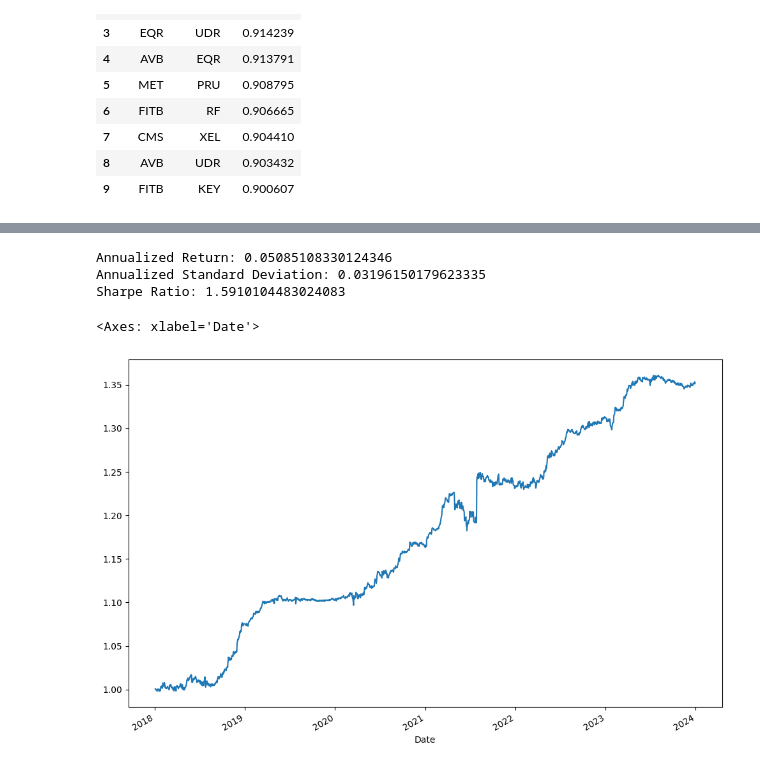
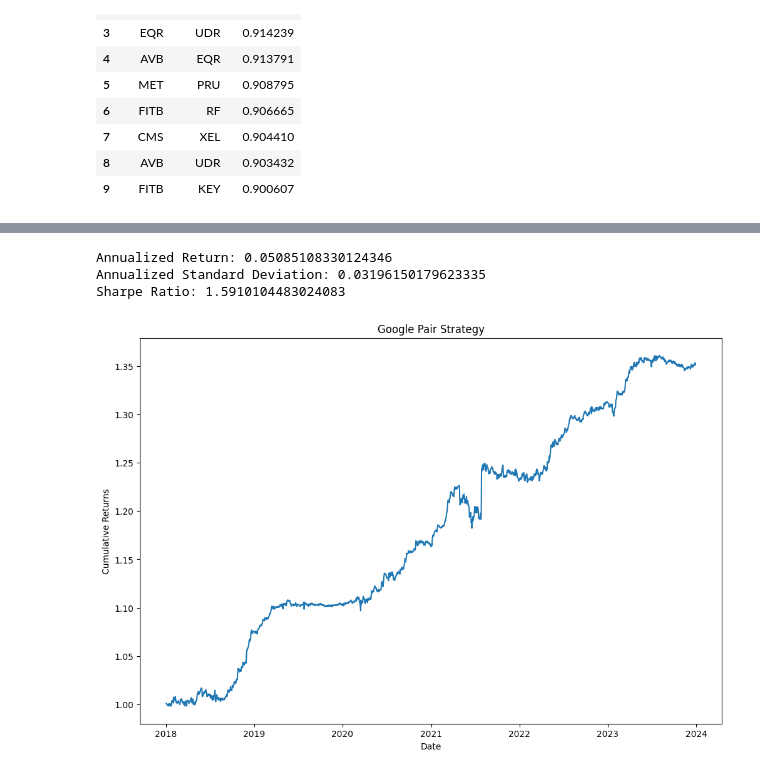
Before and after one commit to jbmitchell02/fin-eng-proj, a Jupyter notebook: pairs_strat.ipynb, the cells around one changed output, grey strips where cells are left out. Cells and saved outputs as stored; diff of their text form; code cells hidden in the pictures.

Commit message:
better formatting for successful pairs strat

```diff
--- a/pairs_strat.ipynb
+++ b/pairs_strat.ipynb
@@ -125,36 +119,40 @@ def pairs_backtest(prices1, prices2, lookback_days, buy_stds, sell_stds):
 
     # Calculate returns
     returns1 = prices1.pct_change().iloc[2*lookback_days:]
     returns2 = prices2.pct_change().iloc[2*lookback_days:]
     returns = returns1*positions1 + returns2*positions2
     cumulative_returns = (returns + 1).cumprod()
 
     # Prepare performance dataframe
     ticker1, ticker2 = prices1.name, prices2.name
     performance = {
         'Cumulative Returns': cumulative_returns,
         'Daily Returns': returns,
         ticker1+' Positions': positions1,
         ticker2+' Positions': positions2,
         'Spreads': spreads[lookback_days:],
         'Hedge Ratios': hedge_ratios[lookback_days:]
     }
     performance = pd.DataFrame(performance)
     return performance
 
 google_strat = pairs_backtest(prices_clean['GOOG'], prices_clean['GOOGL'], 504, 0, 0)
 google_returns = google_strat['Daily Returns'].mean()*252
 google_std = google_strat['Daily Returns'].std()*np.sqrt(252)
 print('Annualized Return:', google_returns)
 print('Annualized Standard Deviation:', google_std)
 print('Sharpe Ratio:', google_returns/google_std)
-google_strat['Cumulative Returns'].plot(figsize=(12, 8))
+plt.figure(figsize=(12, 8))
+plt.plot(google_strat['Cumulative Returns'])
+plt.title('Google Pair Strategy')
+plt.xlabel('Date')
+plt.ylabel('Cumulative Returns')
+plt.show()
 # %% [output]
 Annualized Return: 0.05085108330124346
 Annualized Standard Deviation: 0.03196150179623335
 Sharpe Ratio: 1.5910104483024083
-<Axes: xlabel='Date'>
-[figure, old version]
+[figure, new version]
 # %%
 def test_all_pairs(pairs, prices, lookback_days, buy_stds, sell_stds):
     results = {
```
Also changed, not shown: parts of 4 cells of this notebook.
